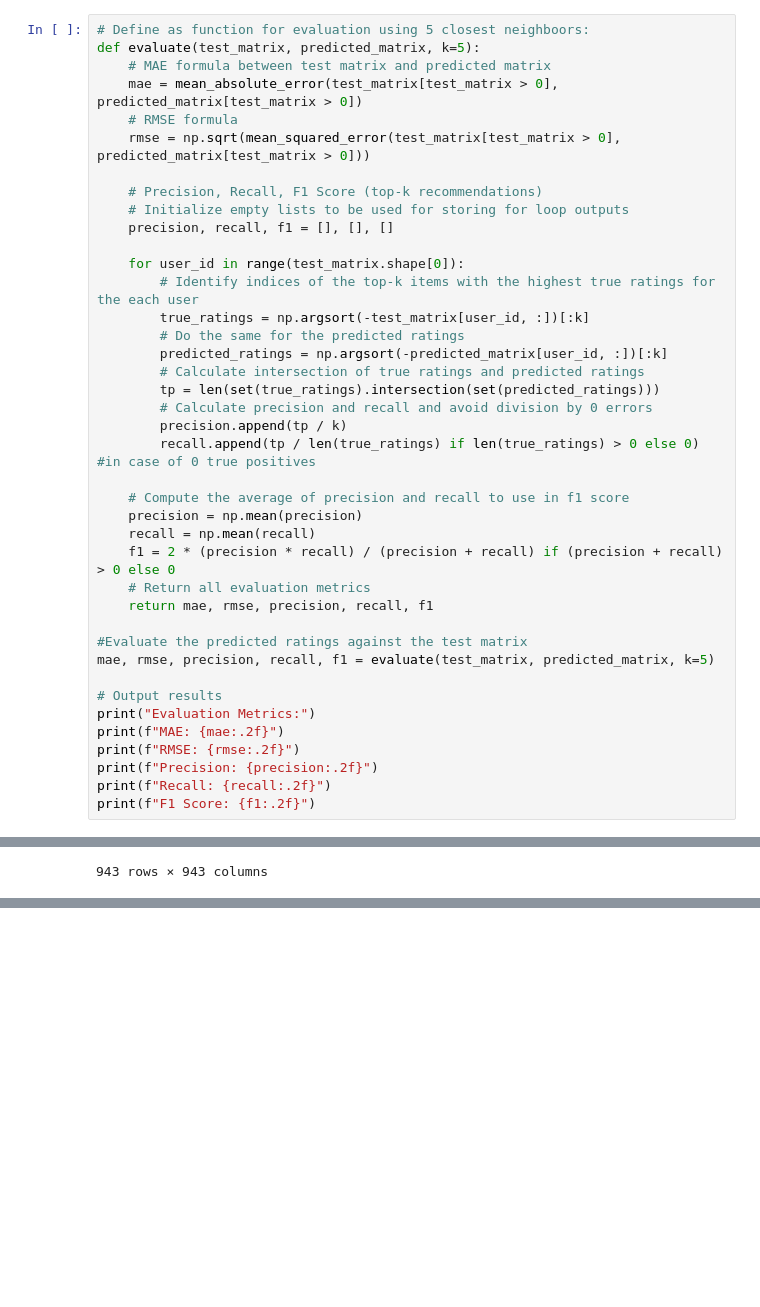
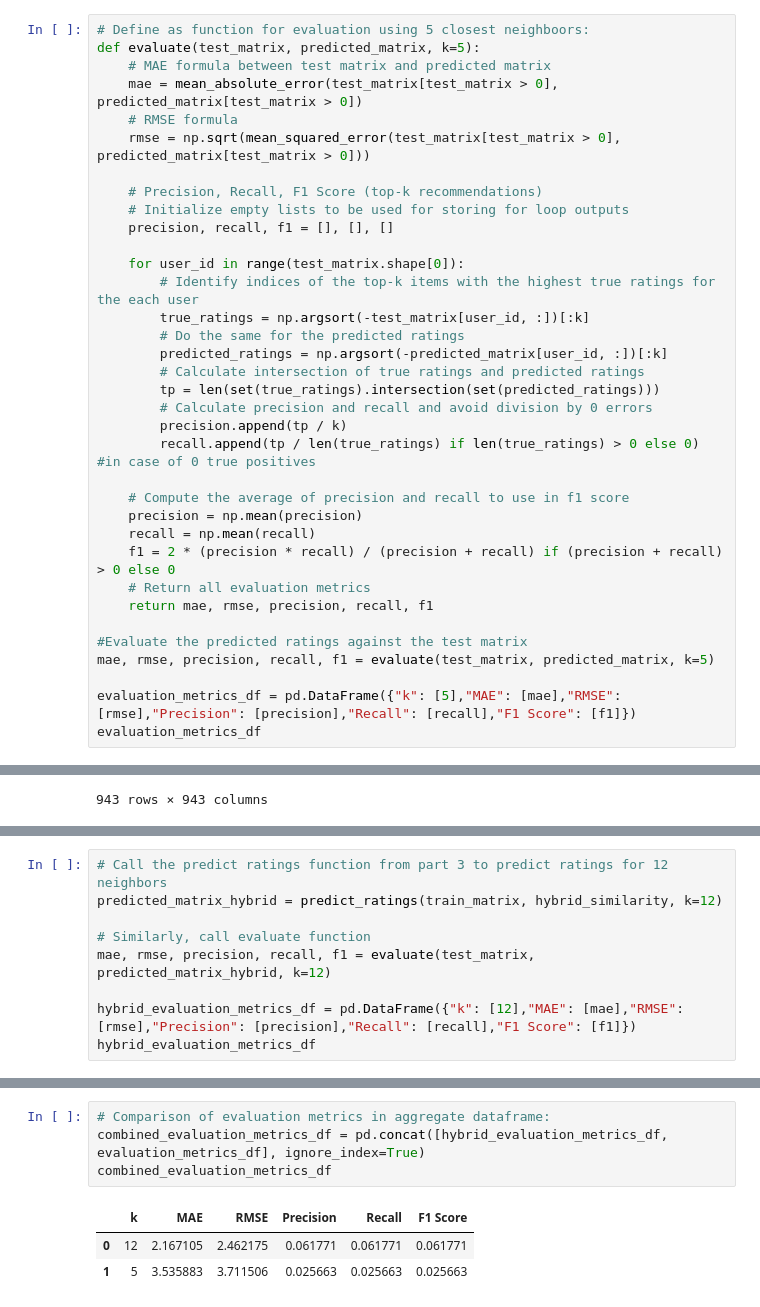
Before and after one commit to ChoutouriadiKaterina/Big_Data_2024, a Jupyter notebook: Working_Christoforos.ipynb, the cells around one changed output, grey strips where cells are left out. Drawn from its saved outputs; the diff is of its cells as text; blank space fills up the shorter version.

```diff
--- a/Working_Christoforos.ipynb
+++ b/Working_Christoforos.ipynb
@@ -959,11 +959,6 @@ def evaluate(test_matrix, predicted_matrix, k=5):
 #Evaluate the predicted ratings against the test matrix
 mae, rmse, precision, recall, f1 = evaluate(test_matrix, predicted_matrix, k=5)
 
-# Output results
-print("Evaluation Metrics:")
-print(f"MAE: {mae:.2f}")
-print(f"RMSE: {rmse:.2f}")
-print(f"Precision: {precision:.2f}")
-print(f"Recall: {recall:.2f}")
-print(f"F1 Score: {f1:.2f}")
+evaluation_metrics_df = pd.DataFrame({"k": [5],"MAE": [mae],"RMSE": [rmse],"Precision": [precision],"Recall": [recall],"F1 Score": [f1]})
+evaluation_metrics_df
 # %% [output]
@@ -1223,0 +1199,9 @@ similarUsers_12 = findKSimilar(hybrid_similarity, k=12)
+# %%
+# Call the predict ratings function from part 3 to predict ratings for 12 neighbors
+predicted_matrix_hybrid = predict_ratings(train_matrix, hybrid_similarity, k=12)
+
+# Similarly, call evaluate function
+mae, rmse, precision, recall, f1 = evaluate(test_matrix, predicted_matrix_hybrid, k=12)
+
+hybrid_evaluation_metrics_df = pd.DataFrame({"k": [12],"MAE": [mae],"RMSE": [rmse],"Precision": [precision],"Recall": [recall],"F1 Score": [f1]})
+hybrid_evaluation_metrics_df
@@ -1223,0 +1211,8 @@ similarUsers_12 = findKSimilar(hybrid_similarity, k=12)
+# %%
+# Comparison of evaluation metrics in aggregate dataframe:
+combined_evaluation_metrics_df = pd.concat([hybrid_evaluation_metrics_df, evaluation_metrics_df], ignore_index=True)
+combined_evaluation_metrics_df
+# %% [output]
+|  | k | MAE | RMSE | Precision | Recall | F1 Score |
+| 0 | 12 | 2.167105 | 2.462175 | 0.061771 | 0.061771 | 0.061771 |
+| 1 | 5 | 3.535883 | 3.711506 | 0.025663 | 0.025663 | 0.025663 |
```
Also changed, not shown: parts of 4 cells of this notebook.
